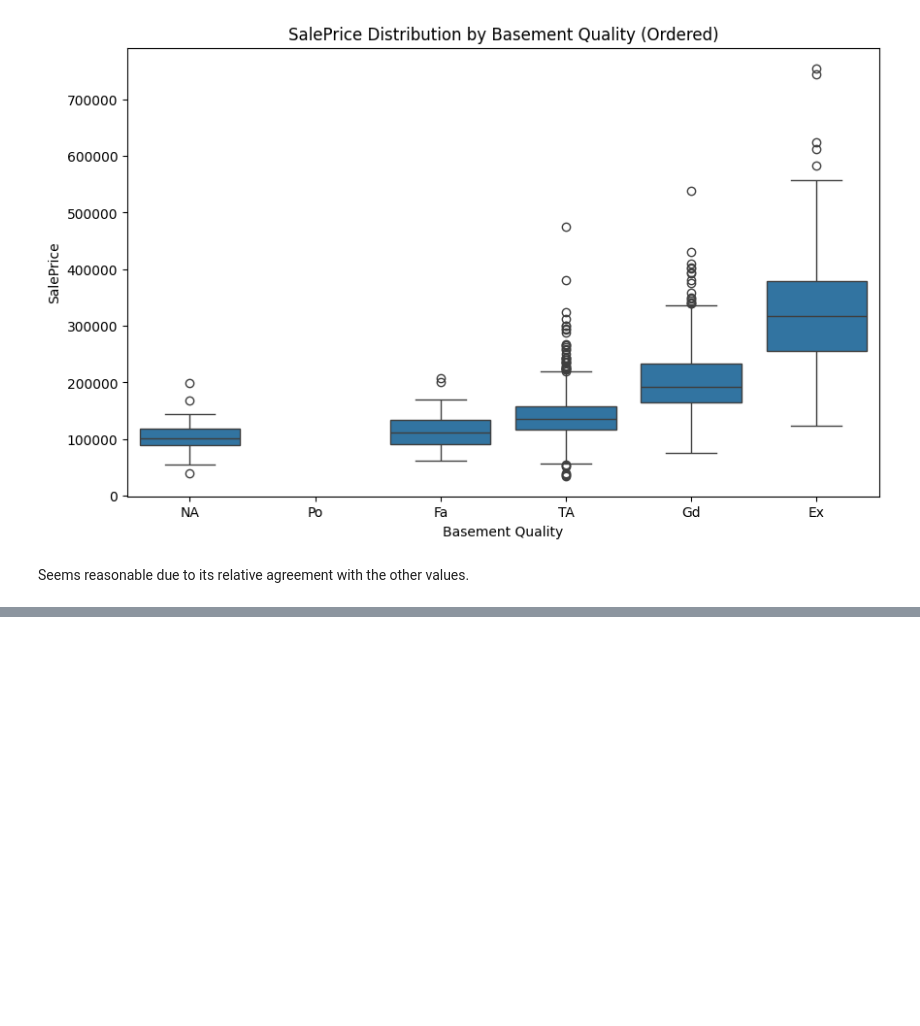
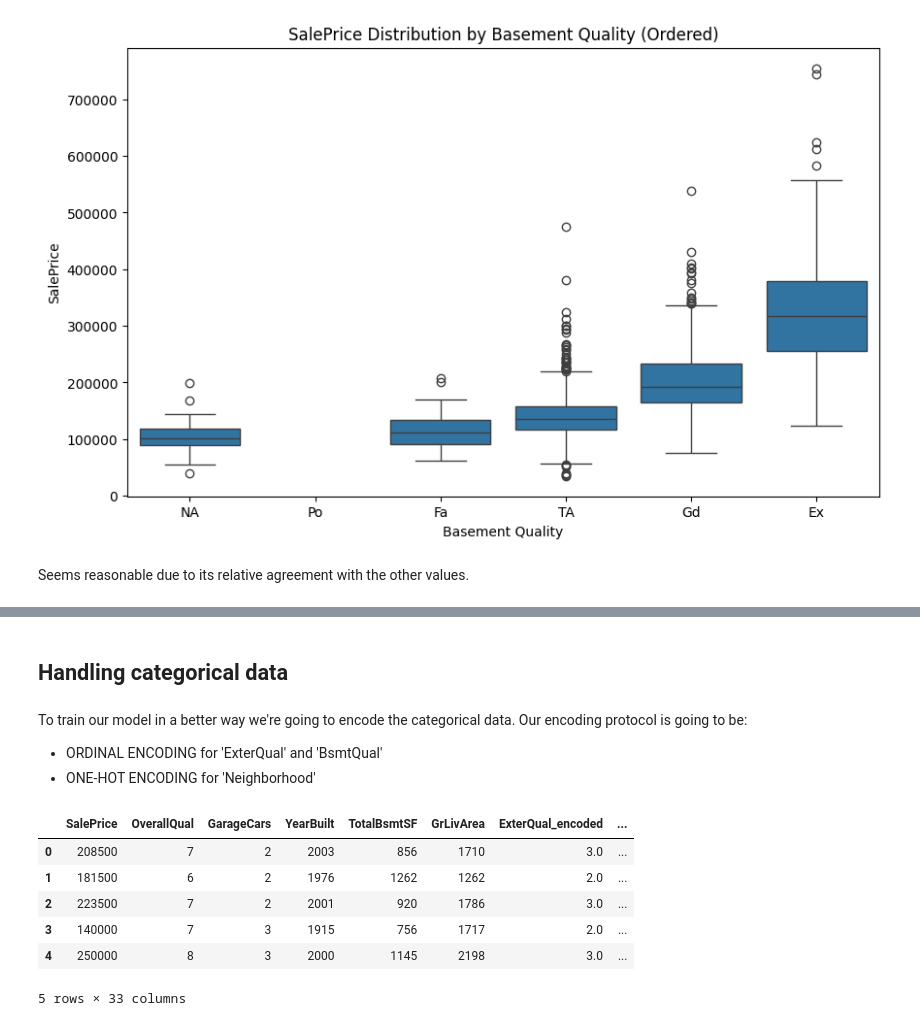
Before and after one commit to rbpernas/Learning_Projects, a Jupyter notebook: House_prices_2.ipynb, the cells around one changed output, grey strips where cells are left out. Cells and saved outputs as stored; diff of their text form; code cells hidden in the pictures; blank space fills up the shorter version.

```diff
--- a/House_prices_2.ipynb
+++ b/House_prices_2.ipynb
@@ -337,0 +344,51 @@ Seems reasonable due to its relative agreement with the other values.
+# %% [markdown]
+## Handling categorical data
+# %% [markdown]
+To train our model in a better way we're going to encode the categorical data.
+Our encoding protocol is going to be:
+
+
+*   ORDINAL ENCODING for 'ExterQual' and 'BsmtQual'
+*   ONE-HOT ENCODING for 'Neighborhood'
+# %%
+#Same changes that we perform in our previous analisys
+
+df_train['ExterQual'] = pd.Categorical(df_train['ExterQual'], categories=exter_qual_order, ordered=True)
+df_train['BsmtQual'] = pd.Categorical(df_train['BsmtQual'], categories=bsmt_qual_order, ordered=True)
+df_train['BsmtQual'] = df_train['BsmtQual'].fillna('NA')
+
+df_train_encoded = df_train.copy()
+# %%
+from sklearn.preprocessing import OrdinalEncoder
+
+
+ordinal_encoder = OrdinalEncoder(categories=[exter_qual_order, bsmt_qual_order])
+encoded_values = ordinal_encoder.fit_transform(df_train_encoded[['ExterQual', 'BsmtQual']])
+# %%
+from sklearn.preprocessing import OneHotEncoder
+
+one_hot_encoder = OneHotEncoder(sparse_output=False)
+encoded_neighborhood = one_hot_encoder.fit_transform(df_train_encoded[['Neighborhood']])
+# %%
+df_train_encoded['ExterQual_encoded'] = encoded_values[:, 0]
+df_train_encoded['BsmtQual_encoded'] = encoded_values[:, 1]
+df_train_encoded = df_train_encoded.drop(columns=['ExterQual', 'BsmtQual'])
+
+
+
+# Create a DataFrame from the one-hot encoded output
+neighborhood_df = pd.DataFrame(encoded_neighborhood, columns=one_hot_encoder.get_feature_names_out(['Neighborhood']))
+
+# Concatenate the one-hot encoded DataFrame with df_train_encoded and drop the original 'Neighborhood' column
+df_train_encoded = pd.concat([df_train_encoded.reset_index(drop=True), neighborhood_df], axis=1)
+df_train_encoded = df_train_encoded.drop(columns=['Neighborhood'])
+
+display(df_train_encoded.head())
+# %% [output]
+|  | SalePrice | OverallQual | GarageCars | YearBuilt | TotalBsmtSF | GrLivArea | ExterQual_encoded | ... |
+| 0 | 208500 | 7 | 2 | 2003 | 856 | 1710 | 3.0 | ... |
+| 1 | 181500 | 6 | 2 | 1976 | 1262 | 1262 | 2.0 | ... |
+| 2 | 223500 | 7 | 2 | 2001 | 920 | 1786 | 3.0 | ... |
+| 3 | 140000 | 7 | 3 | 1915 | 756 | 1717 | 2.0 | ... |
+| 4 | 250000 | 8 | 3 | 2000 | 1145 | 2198 | 3.0 | ... |
+5 rows × 33 columns
```
Also changed, not shown: parts of 12 cells of this notebook.
